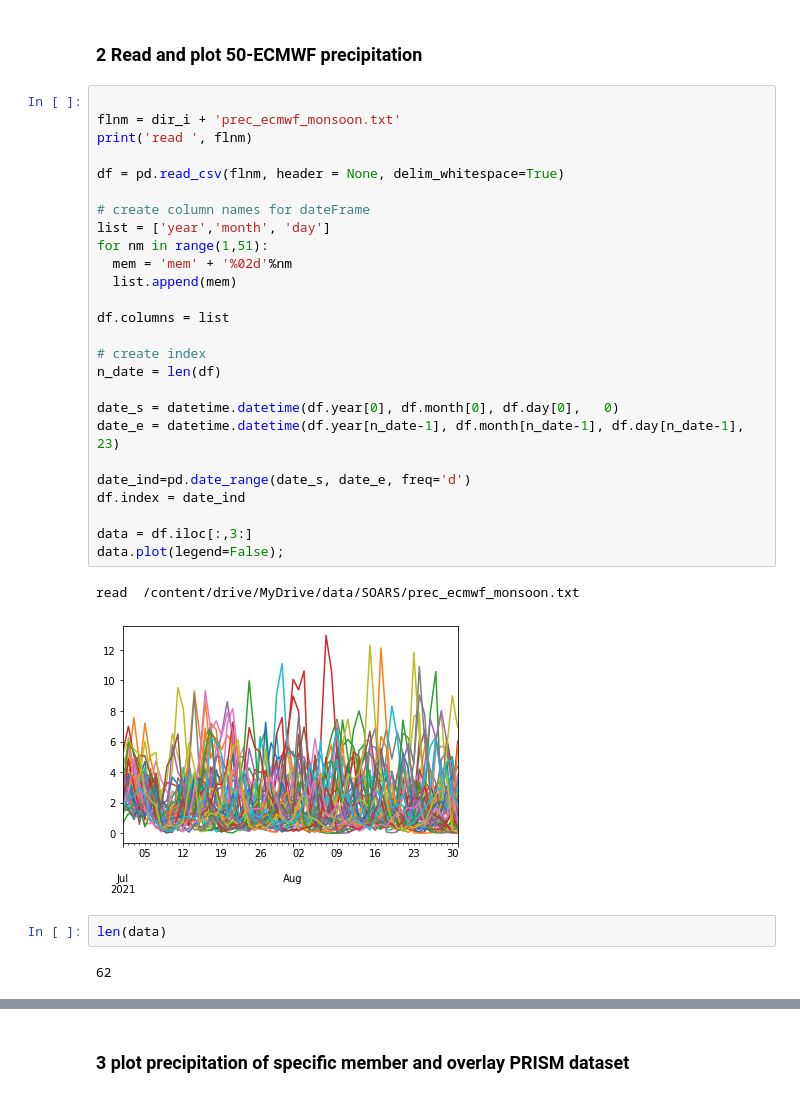
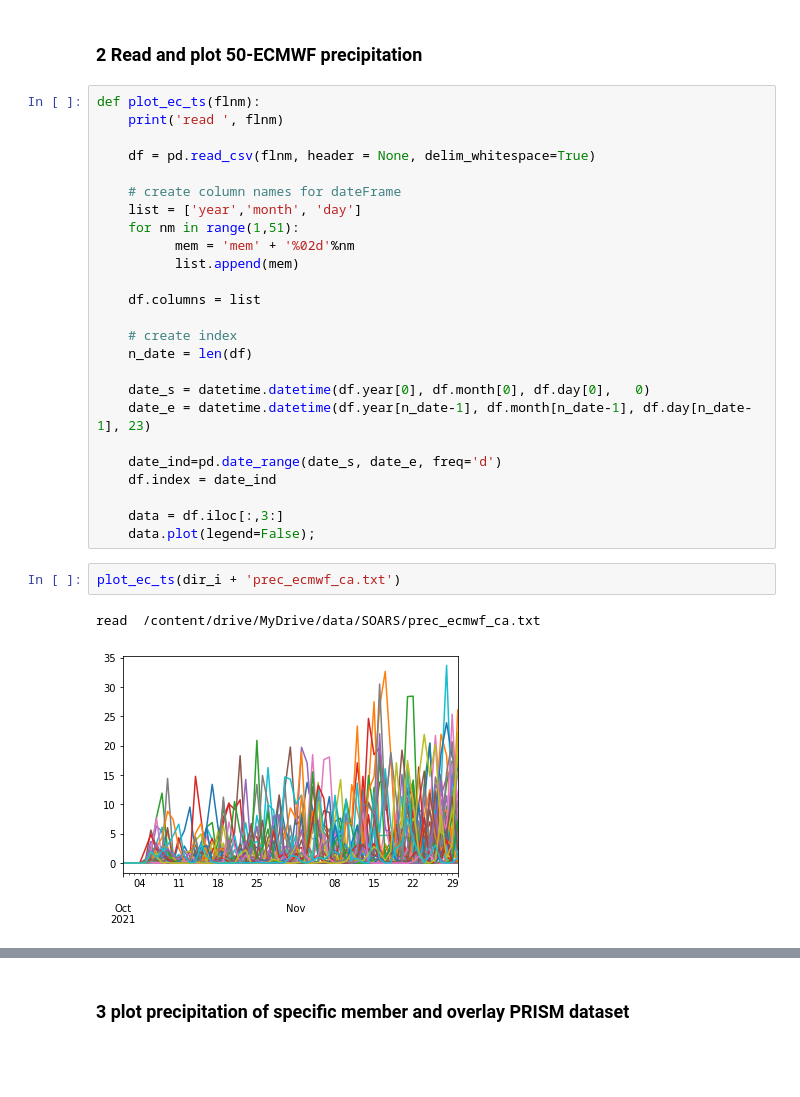
Before and after one commit to ming80302/SOARS, a Jupyter notebook: rd_csv_soar.ipynb, the cells around one changed output, grey strips where cells are left out. Cells and saved outputs as stored; diff of their text form; blank space fills up the shorter version.

```diff
--- a/rd_csv_soar.ipynb
+++ b/rd_csv_soar.ipynb
@@ -42,35 +51,32 @@ from  2021-07-01 00:00:00  to  2021-08-31 00:00:00
 # %% [markdown]
 ### 2 Read and plot 50-ECMWF precipitation
 # %%
+def plot_ec_ts(flnm):
+    print('read ', flnm)
 
-flnm = dir_i + 'prec_ecmwf_monsoon.txt'
-print('read ', flnm)
+    df = pd.read_csv(flnm, header = None, delim_whitespace=True)
 
-df = pd.read_csv(flnm, header = None, delim_whitespace=True)
+    # create column names for dateFrame
+    list = ['year','month', 'day']
+    for nm in range(1,51):
+          mem = 'mem' + '%02d'%nm
+          list.append(mem)
 
-# create column names for dateFrame
-list = ['year','month', 'day']
-for nm in range(1,51):
-  mem = 'mem' + '%02d'%nm
-  list.append(mem)
+    df.columns = list
 
-df.columns = list
+    # create index
+    n_date = len(df)
 
-# create index
-n_date = len(df)
+    date_s = datetime.datetime(df.year[0], df.month[0], df.day[0],   0)
+    date_e = datetime.datetime(df.year[n_date-1], df.month[n_date-1], df.day[n_date-1], 23)
 
-date_s = datetime.datetime(df.year[0], df.month[0], df.day[0],   0)
-date_e = datetime.datetime(df.year[n_date-1], df.month[n_date-1], df.day[n_date-1], 23)
+    date_ind=pd.date_range(date_s, date_e, freq='d')
+    df.index = date_ind
 
-date_ind=pd.date_range(date_s, date_e, freq='d')
-df.index = date_ind
-
-data = df.iloc[:,3:]
-data.plot(legend=False);
+    data = df.iloc[:,3:]
+    data.plot(legend=False);
-# %% [output]
-read  /content/drive/MyDrive/data/SOARS/prec_ecmwf_monsoon.txt
-[figure, removed]
-# %%
-len(data)
-# %% [output]
-62
+# %%
+plot_ec_ts(dir_i + 'prec_ecmwf_ca.txt')
+# %% [output]
+read  /content/drive/MyDrive/data/SOARS/prec_ecmwf_ca.txt
+[figure, added]
```
Also changed, not shown: parts of 55 cells of this notebook.
